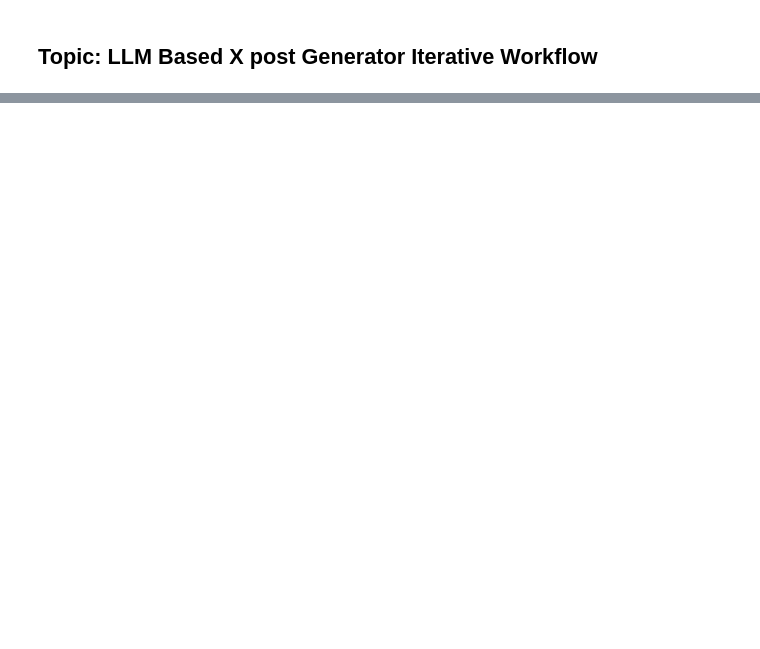
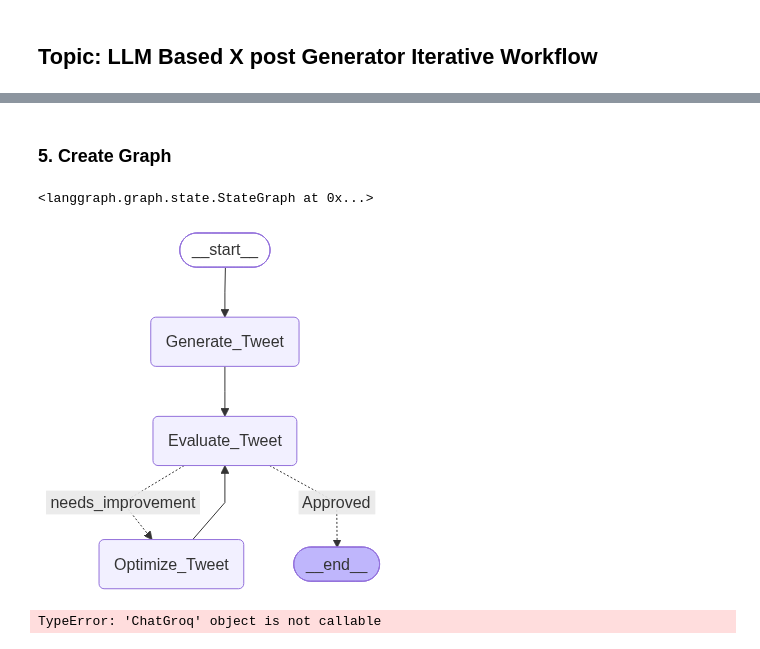
Before and after one commit to KzRaihan/Agentic-AI-with-LangGraph, a Jupyter notebook: 02_LangGraph_Fundamentals/04_Iterative_Workflow/2_Practical_Example/X_post_generator.ipynb, the cells around one changed output, grey strips where cells are left out. Saved outputs shown, nothing was run; the diff lists cells and outputs as text; code cells hidden in the pictures; blank space fills up the shorter version.

```diff
--- a/02_LangGraph_Fundamentals/04_Iterative_Workflow/2_Practical_Example/X_post_generator.ipynb
+++ b/02_LangGraph_Fundamentals/04_Iterative_Workflow/2_Practical_Example/X_post_generator.ipynb
@@ -42,0 +90,2 @@ State:
+# %%
+structured_evaluator_llm = evaluator_llm.with_structured_output(TweetEvaluation)
@@ -42,0 +103,9 @@ State:
+# %%
+class TweetState(TypedDict):
+    topic: str
+    tweet: str
+    evaluation: Literal["Approved", "Needs_Improvement"]
+    feedback: str
+    threshold: int
+    iteration: int
+    history: list[dict]
@@ -42,0 +249,51 @@ State:
+# %% [markdown]
+### 5. Create Graph
+# %%
+# Initialize the graph
+graph = StateGraph(TweetState)
+
+# Define the Nodes
+graph.add_node("Generate_Tweet", generate_tweet, name="Generate Tweet", description="Generate a tweet based on the provided topic using the generator LLM.")
+
+graph.add_node("Evaluate_Tweet", evaluate_tweet, name="Evaluate Tweet", description="Evaluate the generated tweet using the evaluator LLM.")
+
+graph.add_node("Optimize_Tweet", optimize_tweet, name="Optimize Tweet", description="Optimize the tweet based on the feedback from the evaluator LLM.")
+
+
+
+# Define the Edges
+graph.add_edge(START, "Generate_Tweet")
+
+graph.add_edge("Generate_Tweet", "Evaluate_Tweet")
+
+
+# Define the conditional edges based on the evaluation result
+graph.add_conditional_edges("Evaluate_Tweet", route_evaluation,
+    {
+        "Approved": END,
+        "needs_improvement": "Optimize_Tweet"
+    }
+)
+
+graph.add_edge("Optimize_Tweet", "Evaluate_Tweet")
+# %% [output]
+<langgraph.graph.state.StateGraph at 0x...>
+# %%
+# compile the graph
+workflow = graph.compile()
+# %%
+workflow
+# %% [output]
+[figure, added]
+# %%
+# Execute the workflow with an initial state
+initial_state = {
+    "topic": "The future of AI in everyday life",
+    "iteration": 1,
+    "threshold": 5,
+}
+
+
+response = workflow.invoke(initial_state)
+# %% [output]
+TypeError: 'ChatGroq' object is not callable
```
Also changed, not shown: parts of 17 cells of this notebook.
